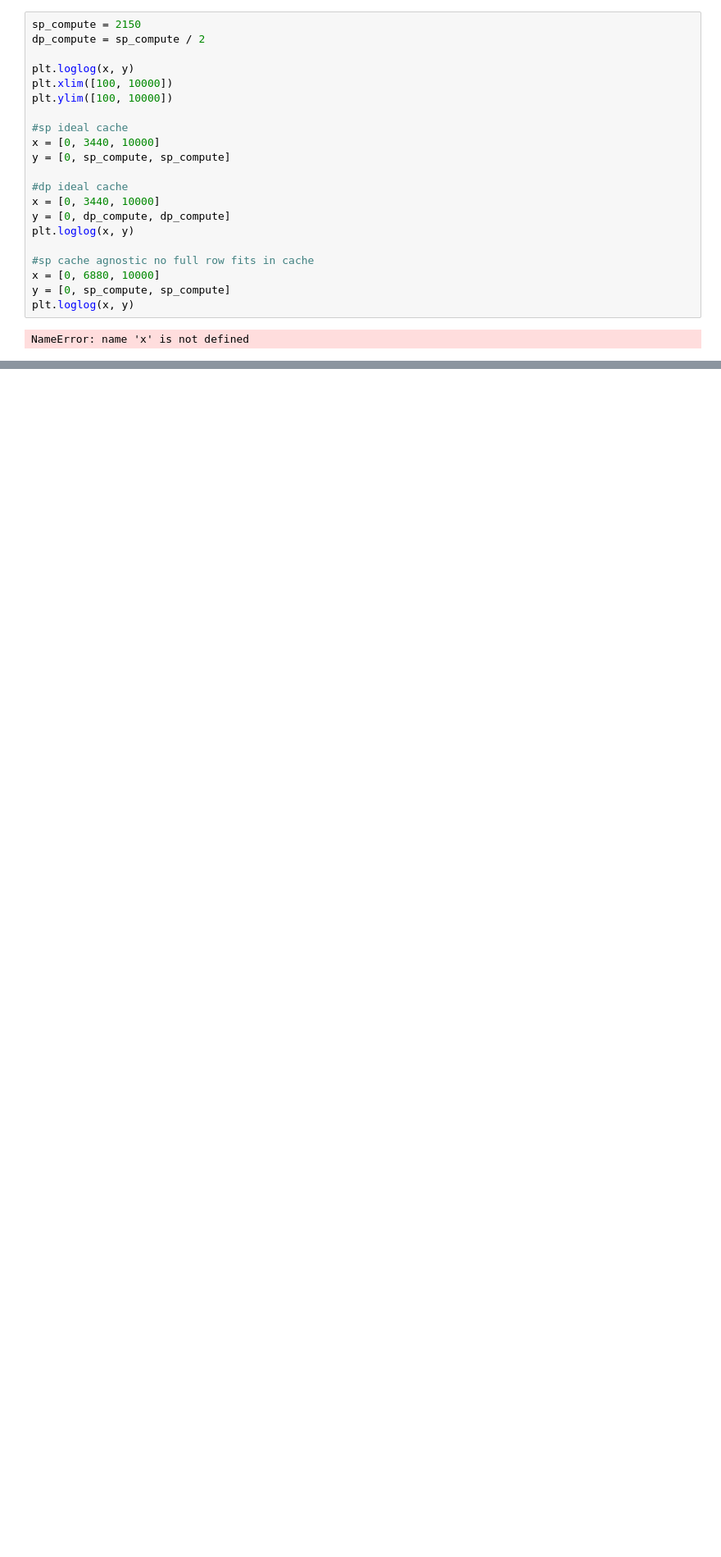
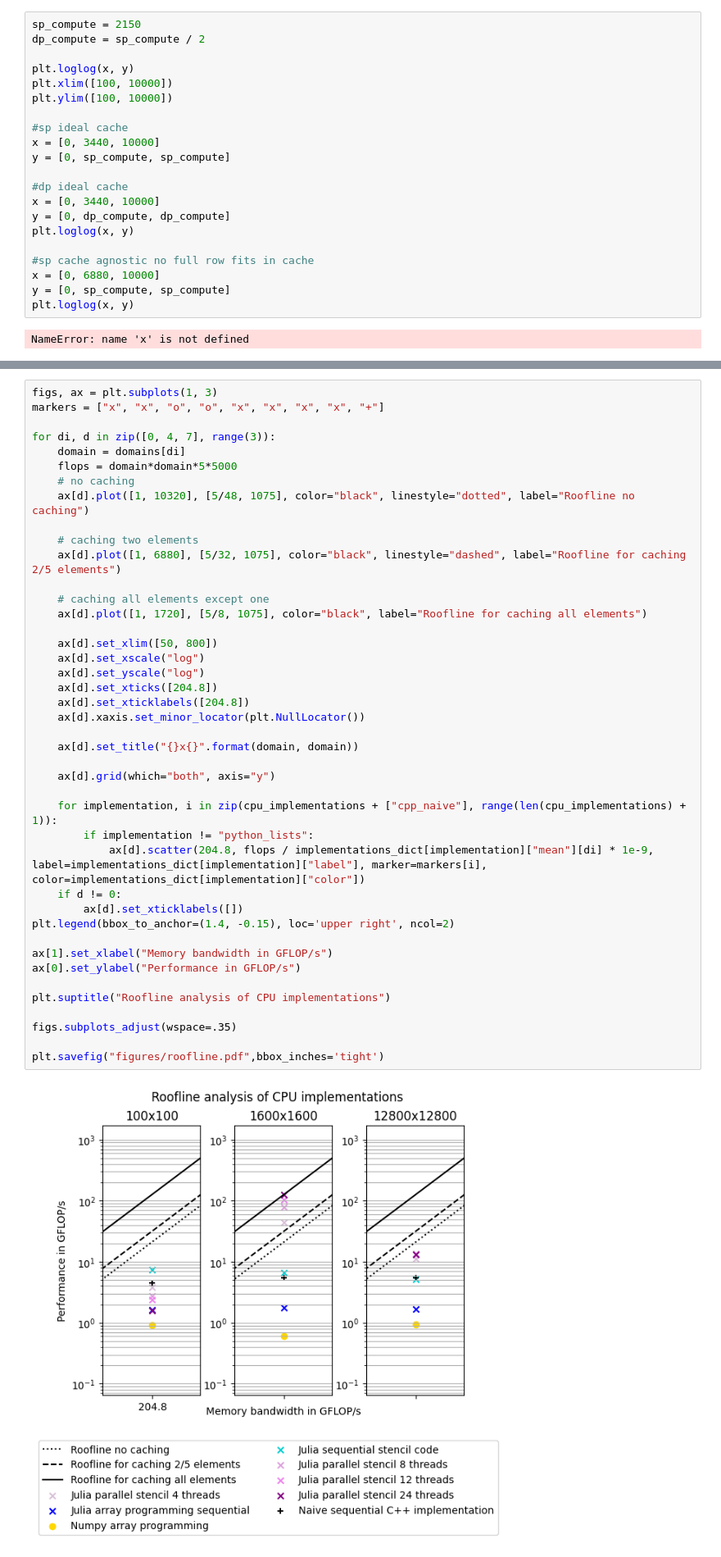
Before and after one commit to peteole/julia-2d-heat-equation, a Jupyter notebook: plotting_daniel.ipynb, the cells around one changed output, grey strips where cells are left out. Shown at 82% size. Drawn from its saved outputs; the diff is of its cells as text; blank space fills up the shorter version.

```diff
--- a/plotting_daniel.ipynb
+++ b/plotting_daniel.ipynb
@@ -244,0 +215,44 @@ Text(0.5, 1.0, 'Roofline analysis of CPU implementations')
+# %%
+figs, ax = plt.subplots(1, 3)
+markers = ["x", "x", "o", "o", "x", "x", "x", "x", "+"]
+
+for di, d in zip([0, 4, 7], range(3)):
+    domain = domains[di]
+    flops = domain*domain*5*5000
+    # no caching
+    ax[d].plot([1, 10320], [5/48, 1075], color="black", linestyle="dotted", label="Roofline no caching")
+
+    # caching two elements
+    ax[d].plot([1, 6880], [5/32, 1075], color="black", linestyle="dashed", label="Roofline for caching 2/5 elements")
+
+    # caching all elements except one
+    ax[d].plot([1, 1720], [5/8, 1075], color="black", label="Roofline for caching all elements")
+
+    ax[d].set_xlim([50, 800])
+    ax[d].set_xscale("log")
+    ax[d].set_yscale("log")
+    ax[d].set_xticks([204.8])
+    ax[d].set_xticklabels([204.8])
+    ax[d].xaxis.set_minor_locator(plt.NullLocator())
+
+    ax[d].set_title("{}x{}".format(domain, domain))
+
+    ax[d].grid(which="both", axis="y")
+
+    for implementation, i in zip(cpu_implementations + ["cpp_naive"], range(len(cpu_implementations) + 1)):
+        if implementation != "python_lists":
+            ax[d].scatter(204.8, flops / implementations_dict[implementation]["mean"][di] * 1e-9, label=implementations_dict[implementation]["label"], marker=markers[i], color=implementations_dict[implementation]["color"])
+    if d != 0:
+        ax[d].set_xticklabels([])
+plt.legend(bbox_to_anchor=(1.4, -0.15), loc='upper right', ncol=2)
+
+ax[1].set_xlabel("Memory bandwidth in GFLOP/s")
+ax[0].set_ylabel("Performance in GFLOP/s")
+
+plt.suptitle("Roofline analysis of CPU implementations")
+
+figs.subplots_adjust(wspace=.35)
+
+plt.savefig("figures/roofline.pdf",bbox_inches='tight')
+# %% [output]
+[figure, added]
```
Also changed, not shown: parts of 2 cells of this notebook, 4 other files.
